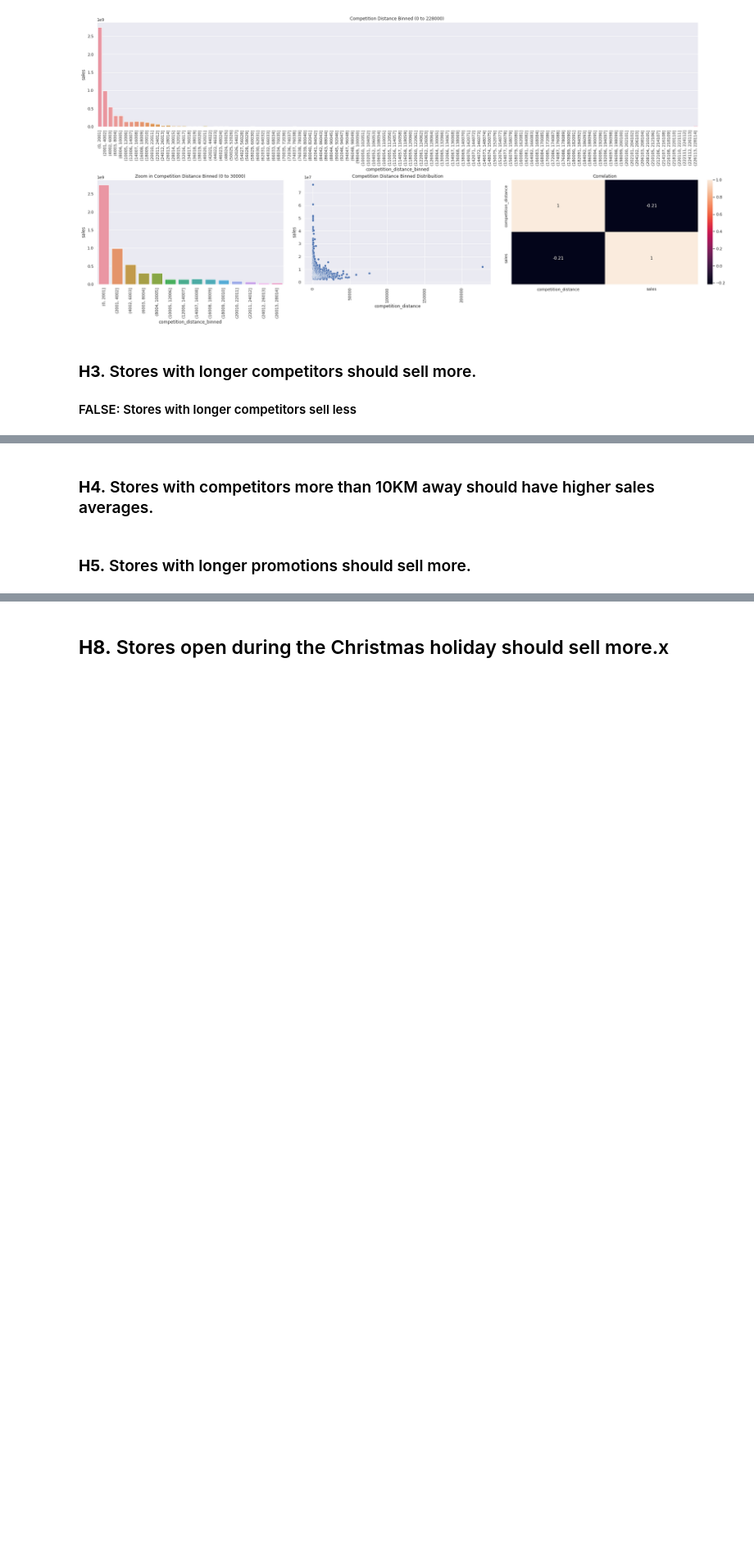
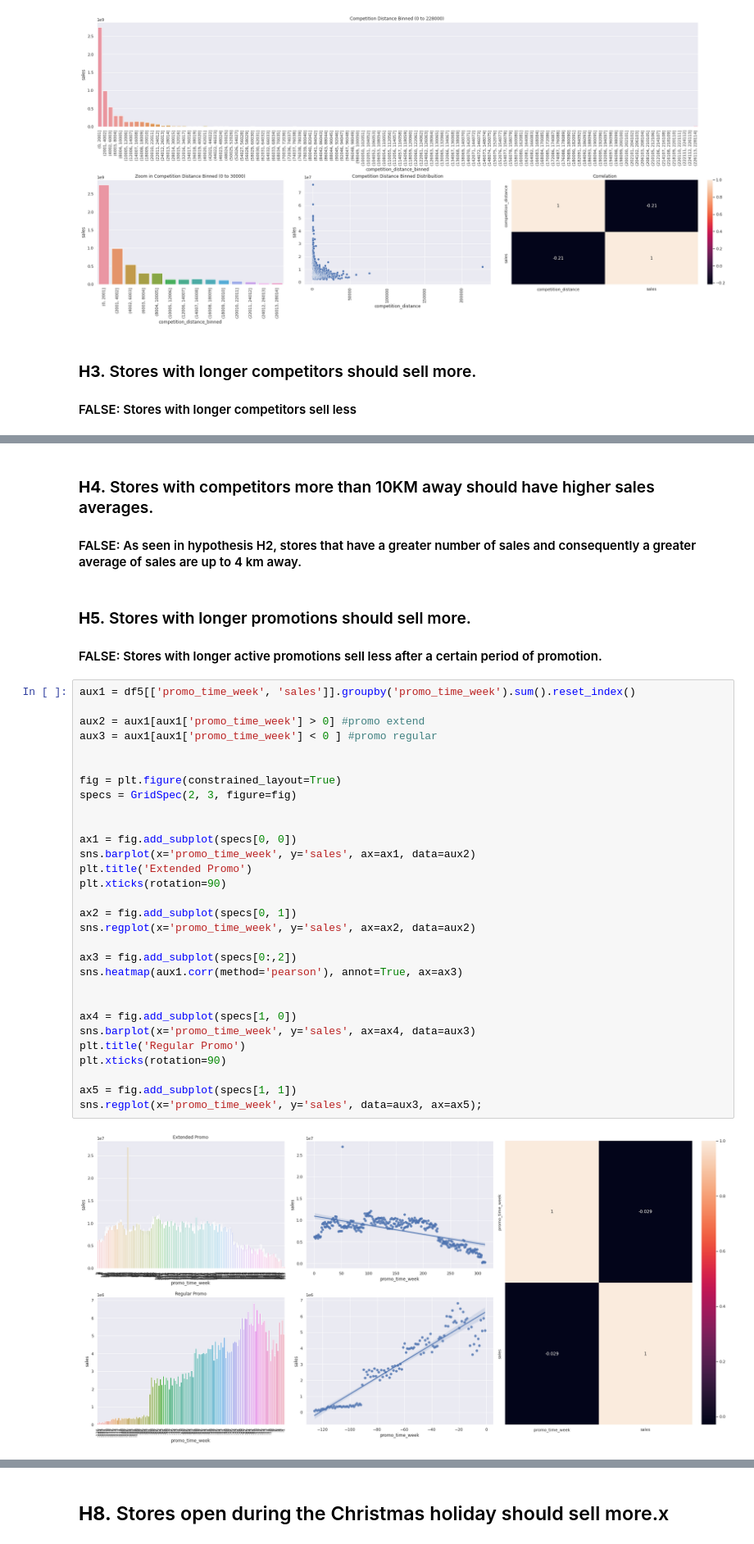
Before and after one commit to luanjesus/rossmann_store_sales_prediction, a Jupyter notebook: exploratory_data_analysis.ipynb, the cells around one changed output, grey strips where cells are left out. Shown at 82% size. Drawn from its saved outputs; the diff is of its cells as text; blank space fills up the shorter version.

Commit message:
end of 7th hypothesis

```diff
--- a/exploratory_data_analysis.ipynb
+++ b/exploratory_data_analysis.ipynb
@@ -617,5 +617,41 @@ sns.heatmap(aux1.corr(method='pearson'), annot=True);
 # %% [markdown]
 ### **H4.** Stores with competitors more than 10KM away should have higher sales averages.
+
+#### FALSE: As seen in hypothesis H2, stores that have a greater number of sales and consequently a greater average of sales are up to 4 km away.
 # %% [markdown]
 ### **H5.** Stores with longer promotions should sell more.
+
+#### FALSE: Stores with longer active promotions sell less after a certain period of promotion.
+# %%
+aux1 = df5[['promo_time_week', 'sales']].groupby('promo_time_week').sum().reset_index()
+
+aux2 = aux1[aux1['promo_time_week'] > 0] #promo extend
+aux3 = aux1[aux1['promo_time_week'] < 0 ] #promo regular
+
+
+fig = plt.figure(constrained_layout=True)
+specs = GridSpec(2, 3, figure=fig)
+
+
+ax1 = fig.add_subplot(specs[0, 0])
+sns.barplot(x='promo_time_week', y='sales', ax=ax1, data=aux2)
+plt.title('Extended Promo')
+plt.xticks(rotation=90)
+
+ax2 = fig.add_subplot(specs[0, 1])
+sns.regplot(x='promo_time_week', y='sales', ax=ax2, data=aux2)
+
+ax3 = fig.add_subplot(specs[0:,2])
+sns.heatmap(aux1.corr(method='pearson'), annot=True, ax=ax3)
+
+
+ax4 = fig.add_subplot(specs[1, 0])
+sns.barplot(x='promo_time_week', y='sales', ax=ax4, data=aux3)
+plt.title('Regular Promo')
+plt.xticks(rotation=90)
+
+ax5 = fig.add_subplot(specs[1, 1])
+sns.regplot(x='promo_time_week', y='sales', data=aux3, ax=ax5);
+# %% [output]
+[figure, added]
 # %% [markdown]
```
Also changed, not shown: parts of 6 cells of this notebook.
